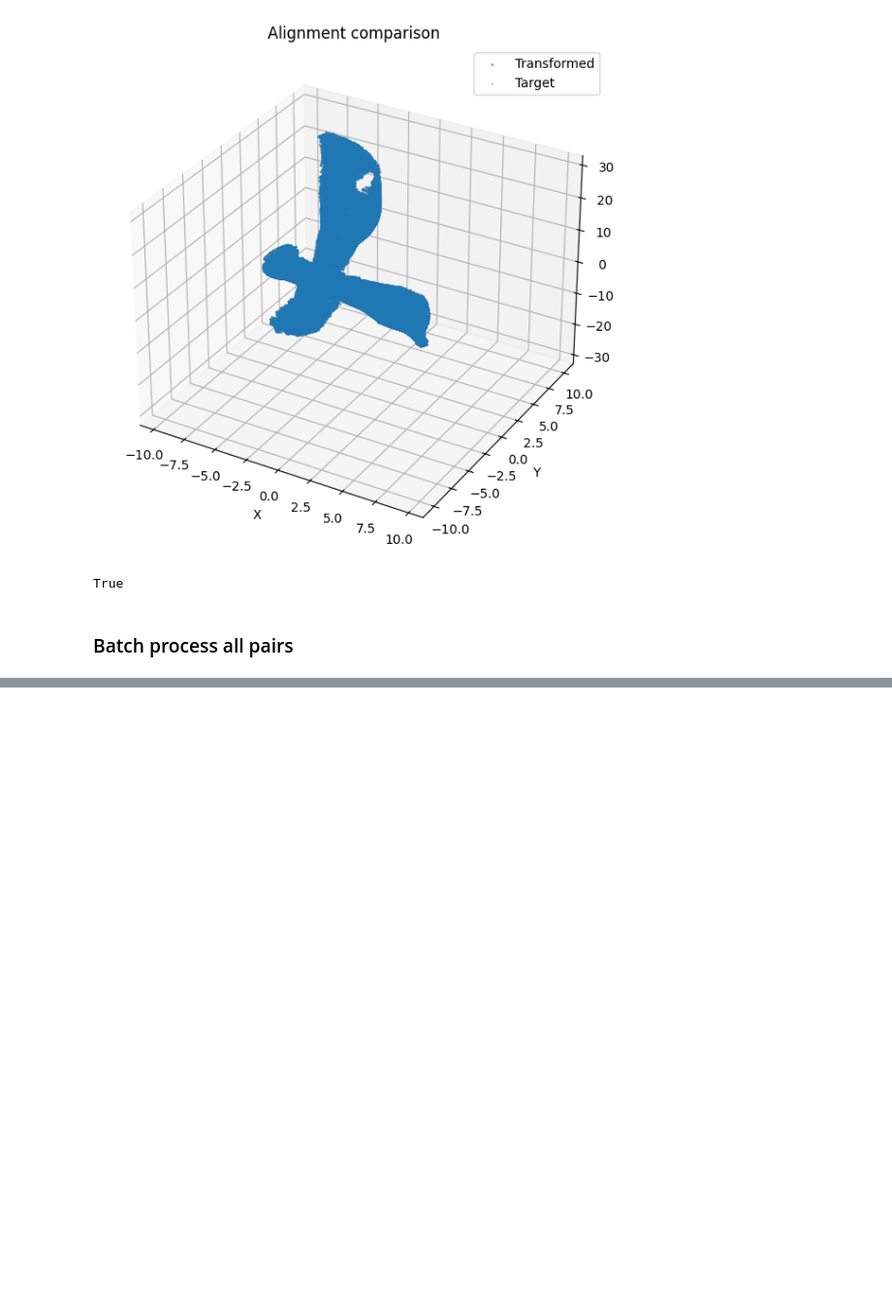
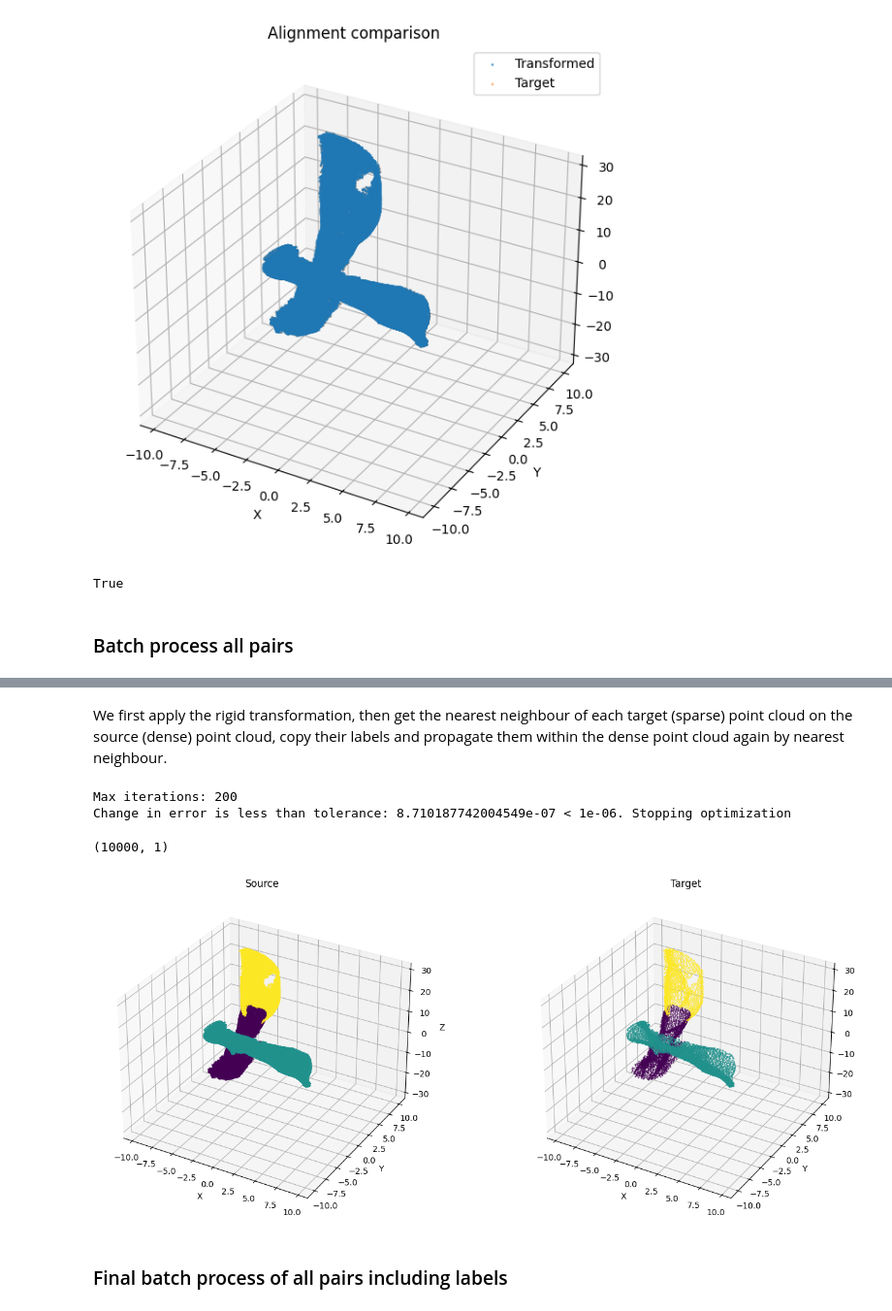
Before and after one commit to Joaquin-Gajardo/plant-shape-analysis, a Jupyter notebook: notebooks/3-gt_pairs_trackplant3D_pheno4d.ipynb, the cells around one changed output, grey strips where cells are left out. Shown at 97% size. Cells and saved outputs as stored; diff of their text form; code cells hidden in the pictures; blank space fills up the shorter version.

Commit message:
finish notebook 3: propagate labels and batch process

```diff
--- a/notebooks/3-gt_pairs_trackplant3D_pheno4d.ipynb
+++ b/notebooks/3-gt_pairs_trackplant3D_pheno4d.ipynb
@@ -93,14 +95,14 @@ Now we would like to align the scans of TrackPlant3D to their 4D plant registrat
 ### Visualize sample scan
 # %%
 # Helper functions
-def visualize_point_clouds_side_by_side(pc1, pc2, title1="Source", title2="Target"):
+def visualize_point_clouds_side_by_side(pc1, pc2, title1="Source", title2="Target", labels1=None, labels2=None):
     """Visualize two point clouds side by side"""
     fig = plt.figure(figsize=(15, 6))
 
     # First point cloud
     ax1 = fig.add_subplot(121, projection='3d')
-    if pc1.shape[1] >= 6:  # Has labels/colors
-        ax1.scatter(pc1[:, 0], pc1[:, 1], pc1[:, 2], c=pc1[:, 3], s=1, alpha=0.6, cmap='viridis')
+    if labels1:  # Has labels/colors
+        ax1.scatter(pc1[:, 0], pc1[:, 1], pc1[:, 2], c=labels1, s=1, alpha=0.6, cmap='viridis')
     else:
         ax1.scatter(pc1[:, 0], pc1[:, 1], pc1[:, 2], s=1, alpha=0.6)
     ax1.set_title(title1)
@@ -110,7 +112,10 @@ def visualize_point_clouds_side_by_side(pc1, pc2, title1="Source", title2="Targe
 
     # Second point cloud
     ax2 = fig.add_subplot(122, projection='3d')
-    ax2.scatter(pc2[:, 0], pc2[:, 1], pc2[:, 2], s=1, alpha=0.6, color='red')
+    if labels2:  # Has labels/colors
+        ax2.scatter(pc2[:, 0], pc2[:, 1], pc2[:, 2], c=labels2, s=1, alpha=0.6, cmap='viridis')
+    else:
+        ax2.scatter(pc2[:, 0], pc2[:, 1], pc2[:, 2], s=1, alpha=0.6)
     ax2.set_title(title2)
     ax2.set_xlabel('X')
     ax2.set_ylabel('Y')
@@ -466,0 +454,8 @@ def visualize_label_propagation(source_labeled, target_labeled, label_col=3):
+# %% [markdown]
+We first apply the rigid transformation, then get the nearest neighbour of each target (sparse) point cloud on the source (dense) point cloud, copy their labels and propagate them within the dense point cloud again by nearest neighbour.
+# %%
+translation, final_error, iters = rigid_registration_translation_only(source_scan_xyz, target_scan_xyz)
+transformed_source_xyz = source_scan_xyz + translation
+# %% [output]
+Max iterations: 200
+Change in error is less than tolerance: 8.710187742004549e-07 < 1e-06. Stopping optimization
@@ -466,0 +510,13 @@ def visualize_label_propagation(source_labeled, target_labeled, label_col=3):
+# %%
+predicted_labels, distances = transfer_semantic_labels_knn(transformed_source_xyz, target_scan_xyz, target_scan_labels)
+# %%
+predicted_labels.shape
+target_scan_labels.shape
+# %% [output]
+(10000, 1)
+# %%
+visualize_point_clouds_side_by_side(transformed_source_xyz, target_scan_xyz, labels1=predicted_labels.squeeze().tolist(), labels2=target_scan_labels.squeeze().tolist())
+# %% [output]
+[figure, added]
+# %% [markdown]
+### Final batch process of all pairs including labels
```
Also changed, not shown: parts of 12 cells of this notebook, 2 other files.
